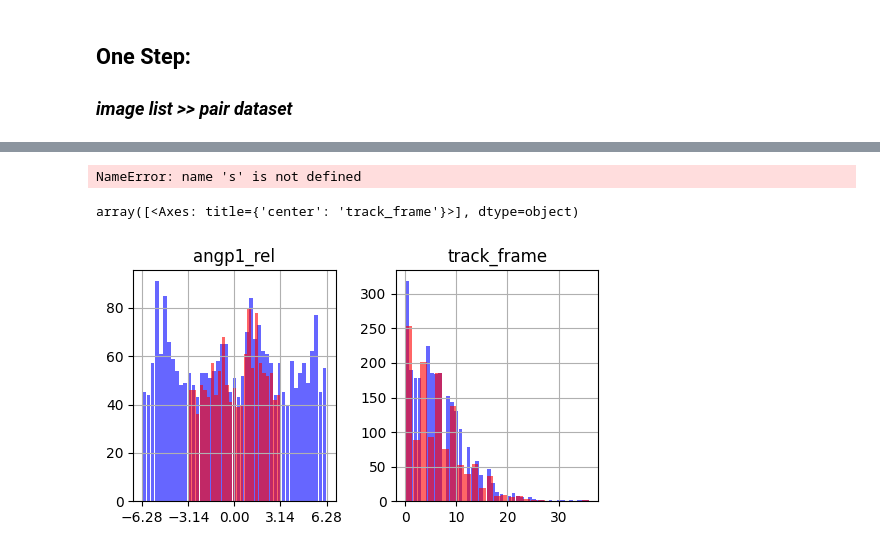
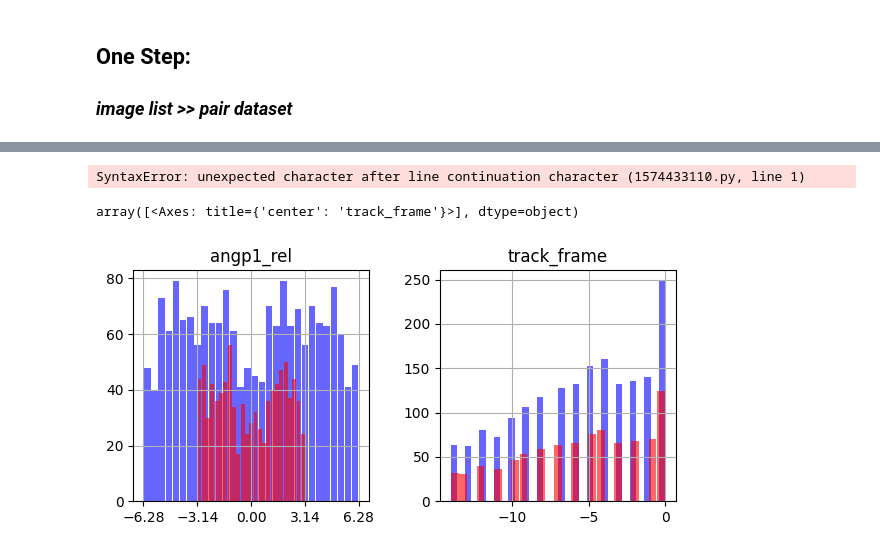
Before and after one commit to viciya/nematics, a Jupyter notebook: nematics/journals/pipeline_defect_pair_fusion_creation.ipynb, the cells around one changed output, grey strips where cells are left out. Drawn from its saved outputs; the diff is of its cells as text; code cells hidden in the pictures.

```diff
--- a/nematics/journals/pipeline_defect_pair_fusion_creation.ipynb
+++ b/nematics/journals/pipeline_defect_pair_fusion_creation.ipynb
@@ -149,20 +162,22 @@ output_csv = os.path.dirname(image_path) + r"\Nematics\output_" + os.path.basena
 # %%
 # output_csv = r"C:\Users\victo\OneDrive - BGU\DATA\Hacat\6 Wells _5x_15min\_1\Nematics\output_Pos9.csv"; dist_thres=11
-# output_csv = r"E:\C2C12 and RPE in 6 well\15min5x\_1\Nematics\output_C2C12.csv"; dist_thres=25
+# output_csv = r"D:\C2C12 and RPE in 6 well\15min5x\_1\Nematics\output_C2C12.csv"; dist_thres=25
 # output_csv = r"E:\C2C12 and RPE in 6 well\15min5x\_1\Nematics\output_RPE.csv"; dist_thres=25
 # output_csv = r"C:\Users\victo\OneDrive - BGU\DATA\HT1080\HT1080_5x_5_min_24_well_media_DMSO_C3\_2\Nematics\output_Pos41.csv"; dist_thres=11
-output_csv = r"C:\Users\victo\OneDrive - BGU\Dov\output_HBEC_s23456.csv"; dist_thres=15
+# output_csv = r"C:\Users\victo\OneDrive - BGU\DATA\Hacat\6Wells_5X_15min_CK666\_1\Nematics\output_Pos3.csv"; dist_thres=7
+# output_csv = r"C:\Users\victo\OneDrive - BGU\Dov\output_HBEC_s23456.csv"; dist_thres=15
 # output_csv = r"C:\Users\victo\OneDrive - BGU\Dov\output_bacteria6_all.csv"; dist_thres=12
 # output_csv = r"C:\Users\victo\Downloads\Nematics\output_ecoli.csv"; dist_thres=10
-# output_csv = r"C:\Users\victo\Downloads\Nematics\output_tubulin.csv"; dist_thres=25
+# output_csv = r"C:\Users\victo\Downloads\Nematics\output_ecoli05.csv"; dist_thres=10
+# output_csv = r"C:\Users\victo\Downloads\Nematics\output_tubulin.csv"; dist_thres=15
+# params = {"ori_sigma": 11, "search_range": 35, "memory": 3, "dist_threshold": dist_thres, "first_image": 0, "last_image": -1, "step": 1}
 
-params = {"ori_sigma": 11, "search_range": 35, "memory": 3, "dist_threshold": dist_thres, "first_image": 0, "last_image": -1, "step": 1}
 
 all_pairs_df = pd.read_csv(output_csv).dropna(subset=["min_id","creation"]).dropna(subset=["min_id","creation"])
 
 show = False
 win = 1
-track_len = 3
+track_len = 5
 
 all_pairs_df.fuse_up = all_pairs_df.fuse_up.astype("bool")
 all_pairs_df_ = all_pairs_df.groupby(['plus_id','min_id']).filter(lambda x: len(x)>track_len).copy()
@@ -201,5 +216,6 @@ fuse_n = len(all_pairs_df_.plus_id[all_pairs_df_.fusion].unique())
 
 plt.title("Creation/Fusion Ratio: %.4s [%.4s/%.4s]" % (cr_n/fuse_n, cr_n, fuse_n))
 ax1.set_xlabel("$Time ~(h)$", fontsize=14); ax1.set_ylabel("$Distance ~(\mu m)$", fontsize=14)
+# ax1.set_xlim([-40,40]); ax1.set_ylim([0,80])
 # %% [output]
 Text(0, 0.5, '$Distance ~(\\mu m)$')
@@ -240,7 +256,5 @@ label = 'track_frame'
 
 df_fuse = df_fuse.groupby(['plus_id','min_id'], group_keys=False).apply(find_pair_origin, xp='xp', yp='yp', xm='xm', ym='ym', dist=label, dist0=params["dist_threshold"]).reset_index(drop=True)
 df_cr = df_cr.groupby(['plus_id','min_id'], group_keys=False).apply(find_pair_origin, xp='xp', yp='yp', xm='xm', ym='ym', dist=label, dist0=params["dist_threshold"]).reset_index(drop=True)
-df_fuse = df_fuse.groupby(['plus_id','min_id']).filter(lambda x: len(x)>track_len).copy()
-df_cr = df_cr.groupby(['plus_id','min_id']).filter(lambda x: len(x)>track_len).copy()
 # %%
 import seaborn as sns
@@ -386,30 +321,21 @@ Text(0.5, 0.98, 'output_HBEC_s23456.csv  $~Cr/Fuse: 1.01 ~[1201/1187]$')
-# %%
-s
-# %% [output]
-NameError: name 's' is not defined
+# %%
+"%s  $~Cr/Fuse: %.4s ~[%.4s/%.4s]"\n" e$r" % (os.path.basename(output_csv), cr_n/fuse_n, cr_n, fuse_n)
+# %% [output]
+SyntaxError: unexpected character after line continuation character (1574433110.py, line 1)
 # %%
-def expand_3fold_angles(df, col_value="angp1_rel", col_condition="angp1_rel"):
-    """
-    Expand angles in the given column to cover [-2pi, 2pi] for better histogram visualization.
-    Returns a numpy array with the expanded angles.
-    """
-    wrap_angle = 2 * np.pi if col_value == col_condition else 0
-    return np.concatenate([
-        df[col_value].values,
-        df[col_value][df[col_condition] > 0].values - wrap_angle,
-        df[col_value][df[col_condition] < 0].values + wrap_angle
-    ])
-
-df_ = df_cr.copy()
+%matplotlib inline
+df_ = df_fuse[df_fuse.track_frame>-15].copy()
+# df_ = df_cr[df_cr.track_frame<15].copy()
 angp1_rel = expand_3fold_angles(df_, col_value="angp1_rel", col_condition="angp1_rel")
 track_frame = expand_3fold_angles(df_, col_value="track_frame", col_condition="angp1_rel")
 
-fig, (ax1,ax2) = plt.subplots(1, 2, figsize=(6, 3))
-ax1.hist(angp1_rel, bins=45, color="blue", alpha=.6, label="fusion", rwidth=.9)
+fig, (ax1,ax2) = plt.subplots(1, 2, figsize=(7, 3))
+ax1.hist(angp1_rel, bins=30, color="blue", alpha=.6, label="fusion", rwidth=.9)
 df_.hist(bins=25, column="angp1_rel", color="red", alpha=.6, label="fusion", rwidth=.9, ax=ax1)
 ax1.set_xticks(np.arange(-2*np.pi, 2*np.pi+.1, np.pi))
-ax2.hist(track_frame, bins=45, color="blue", alpha=.6, label="fusion", rwidth=.9)
+
+ax2.hist(track_frame, bins=30, color="blue", alpha=.6, label="fusion", rwidth=.9)
 df_.hist(bins=25, column="track_frame", color="red", alpha=.6, label="fusion", rwidth=.9, ax=ax2)
 # %% [output]
 array([<Axes: title={'center': 'track_frame'}>], dtype=object)
-[figure, old version]
+[figure, new version]
```
Also changed, not shown: parts of 13 cells of this notebook, 6 other files.
